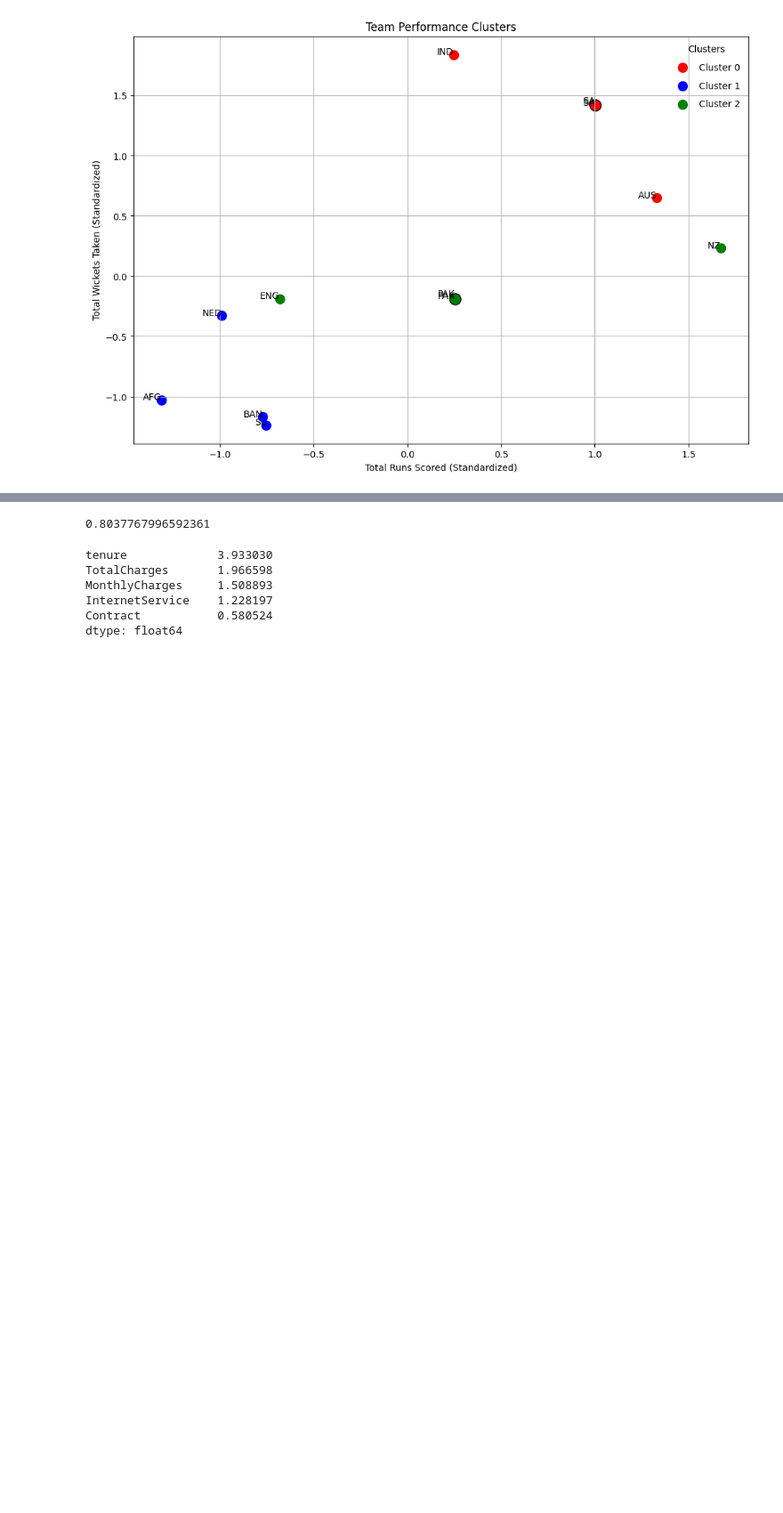
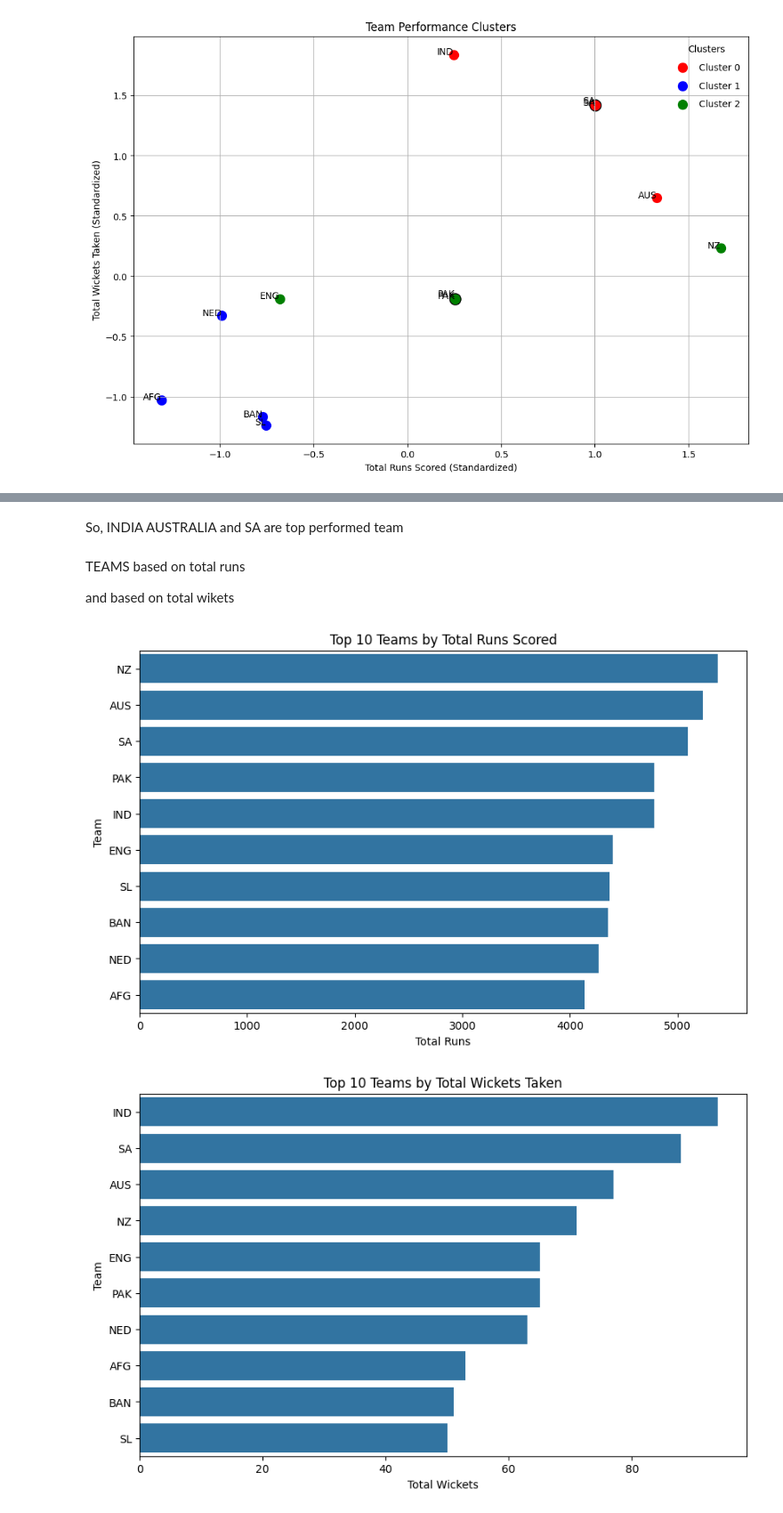
Before and after one commit to AnitaTasnim/Mentorness-ML-internship, a Jupyter notebook: worldcup2023.ipynb, the cells around one changed output, grey strips where cells are left out. Shown at 89% size. Drawn from its saved outputs; the diff is of its cells as text; code cells hidden in the pictures; blank space fills up the shorter version.

```diff
--- a/worldcup2023.ipynb
+++ b/worldcup2023.ipynb
@@ -911,11 +273,0 @@ df['MonthlyCharges'] = scaler.fit_transform(tenure_values)
-# %%
-from sklearn.preprocessing import MinMaxScaler
-
-# Initialize MinMaxScaler
-scaler = MinMaxScaler()
-
-# Reshape the 'tenure' column to a 2D array as required by MinMaxScaler
-tenure_values = df['TotalCharges'].values.reshape(-1, 1)
-
-# Scale the 'tenure' column to the range of 0 to 1
-df['TotalCharges'] = scaler.fit_transform(tenure_values)
@@ -985,6 +273,0 @@ Name: Churn, dtype: float64
-# %%
-# Identify the last 4 features with the lowest correlation coefficients with the target variable
-features_to_drop = correlation_with_target.tail(3).index
-
-# Drop the identified features from the DataFrame
-df.drop(columns=features_to_drop, inplace=True)
@@ -1000,3 +273,0 @@ df.head()
-# %%
-# Fill NaN values with the mean of the respective column
-df.fillna(df.mean(), inplace=True)
@@ -2099,19 +274,34 @@ dtype: float64
-# %%
-logistic_model = LogisticRegression(solver = 'newton-cg', penalty = 'l2', max_iter = 100, C = 5, random_state = 42)
-
-logistic_model.fit(X, Y)
-
-logistic_model.score(X, Y)
-# %% [output]
-0.8037767996592361
-# %%
-top_from_logistic_model_5 = pd.Series(abs(logistic_model.coef_[0]), index=X.columns).nlargest(5)
-
-print(top_from_logistic_model_5)
-# %% [output]
-tenure             3.933030
-TotalCharges       1.966598
-MonthlyCharges     1.508893
-InternetService    1.228197
-Contract           0.580524
-dtype: float64
+# %% [markdown]
+So, INDIA AUSTRALIA and SA are top performed team
+# %%
+data=df
+import seaborn as sns
+# %% [markdown]
+TEAMS based on total runs
+
+and based on total wikets
+# %%
+# Calculate team-wise total runs scored
+team_runs = data.groupby('team')['runs'].sum().reset_index().sort_values(by='runs', ascending=False)
+
+# Calculate team-wise total wickets taken
+team_wickets = data.groupby('team')['wkts'].sum().reset_index().sort_values(by='wkts', ascending=False)
+
+# Plotting top 10 teams by runs scored
+plt.figure(figsize=(10, 6))
+sns.barplot(x='runs', y='team', data=team_runs.head(10))
+plt.xlabel('Total Runs')
+plt.ylabel('Team')
+plt.title('Top 10 Teams by Total Runs Scored')
+plt.show()
+
+# Plotting top 10 teams by wickets taken
+plt.figure(figsize=(10, 6))
+sns.barplot(x='wkts', y='team', data=team_wickets.head(10))
+plt.xlabel('Total Wickets')
+plt.ylabel('Team')
+plt.title('Top 10 Teams by Total Wickets Taken')
+plt.show()
+# %% [output]
+[figure, added]
+[figure, added]
```
Also changed, not shown: parts of 202 cells of this notebook.
